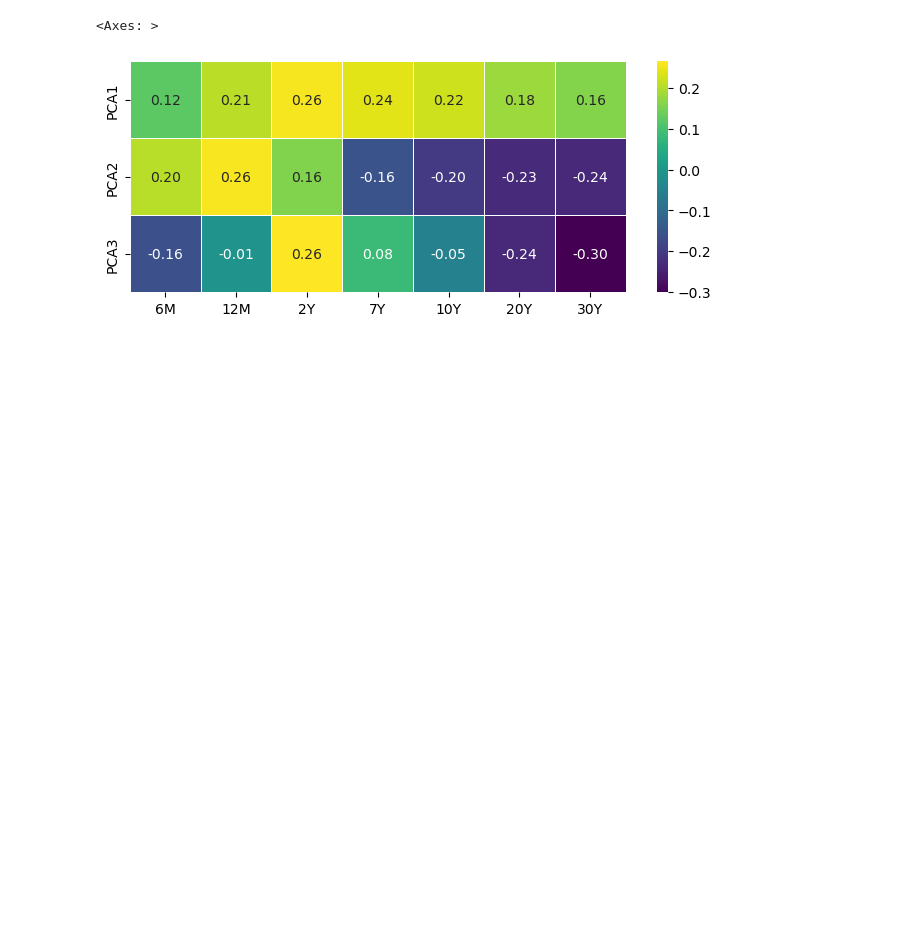
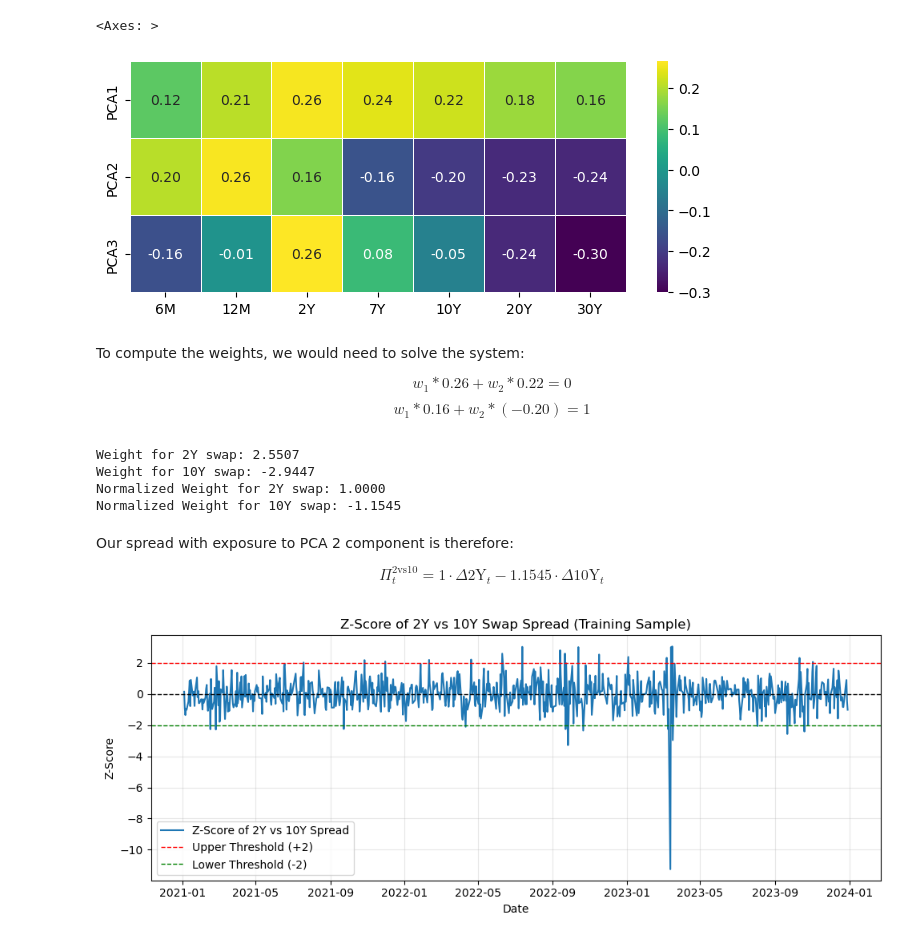
Before and after one commit to hedge-fund-strats/yield-curve-slope-trading, a Jupyter notebook: 03-trading-strat.ipynb, the cells around one changed output. Cells and saved outputs as stored; diff of their text form; code cells hidden in the pictures; blank space fills up the shorter version.

```diff
--- a/03-trading-strat.ipynb
+++ b/03-trading-strat.ipynb
@@ -103,3 +103,62 @@ sns.heatmap(E_display, annot=True, cmap='viridis', fmt=".2f", linewidths=.5)
 # %% [output]
 <Axes: >
 [figure]
+# %% [markdown]
+To compute the weights, we would need to solve the system:
+
+$$w_1*0.26 + w_2*0.22 = 0$$
+$$w_1*0.16 + w_2*(-0.20) = 1$$
+# %%
+E_pc1_2Y = E_matrix[0, spot_diff.columns.get_loc("2Y")]
+E_pc1_10Y = E_matrix[0, spot_diff.columns.get_loc("10Y")]
+E_pc2_2Y = E_matrix[1, spot_diff.columns.get_loc("2Y")]
+E_pc2_10Y = E_matrix[1, spot_diff.columns.get_loc("10Y")]
+
+A = np.array([
+    [E_pc1_2Y, E_pc1_10Y],  # Row 1: PC1 Neutrality Constraint
+    [E_pc2_2Y, E_pc2_10Y]   # Row 2: PC2 Exposure Constraint (Set K=1 for unit exposure)
+])
+# B: The vector of constraints
+K = 1 # Unit exposure to PC2
+B = np.array([0, K])
+
+weights = np.linalg.solve(A, B)
+w_1 = weights[0]
+w_2 = weights[1]
+
+print(f"Weight for 2Y swap: {w_1:.4f}")
+print(f"Weight for 10Y swap: {w_2:.4f}")
+
+normalized_weights = weights /w_1
+w_1_normalized = normalized_weights[0]
+w_2_normalized = normalized_weights[1]
+print(f"Normalized Weight for 2Y swap: {w_1_normalized:.4f}")
+print(f"Normalized Weight for 10Y swap: {w_2_normalized:.4f}")
+# %% [output]
+Weight for 2Y swap: 2.5507
+Weight for 10Y swap: -2.9447
+Normalized Weight for 2Y swap: 1.0000
+Normalized Weight for 10Y swap: -1.1545
+# %% [markdown]
+Our spread with exposure to PCA 2 component is therefore:
+
+$$\Pi^{\text{2vs10}}_t = 1 \cdot \Delta \text{2Y}_t -  1.1545 \cdot \Delta \text{10Y}_t$$
+# %%
+spread_2vs10 = w_1_normalized * training_sample["2Y"] + w_2_normalized * training_sample["10Y"]
+mean_spread = spread_2vs10.mean()
+std_spread = spread_2vs10.std()
+z_score_2vs10 = (spread_2vs10 - mean_spread) / std_spread
+plt.figure(figsize=(10, 4))
+plt.plot(z_score_2vs10.index, z_score_2vs10, label="Z-Score of 2Y vs 10Y Spread")
+plt.axhline(0, color='black', linestyle='--', linewidth=1)
+plt.axhline(2.0, color='red', linestyle='--', linewidth=1, label='Upper Threshold (+2)')
+plt.axhline(-2.0, color='green', linestyle='--', linewidth=1, label='Lower Threshold (-2)')
+plt.title("Z-Score of 2Y vs 10Y Swap Spread (Training Sample)")
+plt.xlabel("Date")
+plt.ylabel("Z-Score")
+plt.legend()
+plt.grid(True, alpha=0.3)
+plt.tight_layout()
+plt.show()
+# %% [output]
+[figure, added]
```
Also changed, not shown: parts of 2 cells of this notebook.
